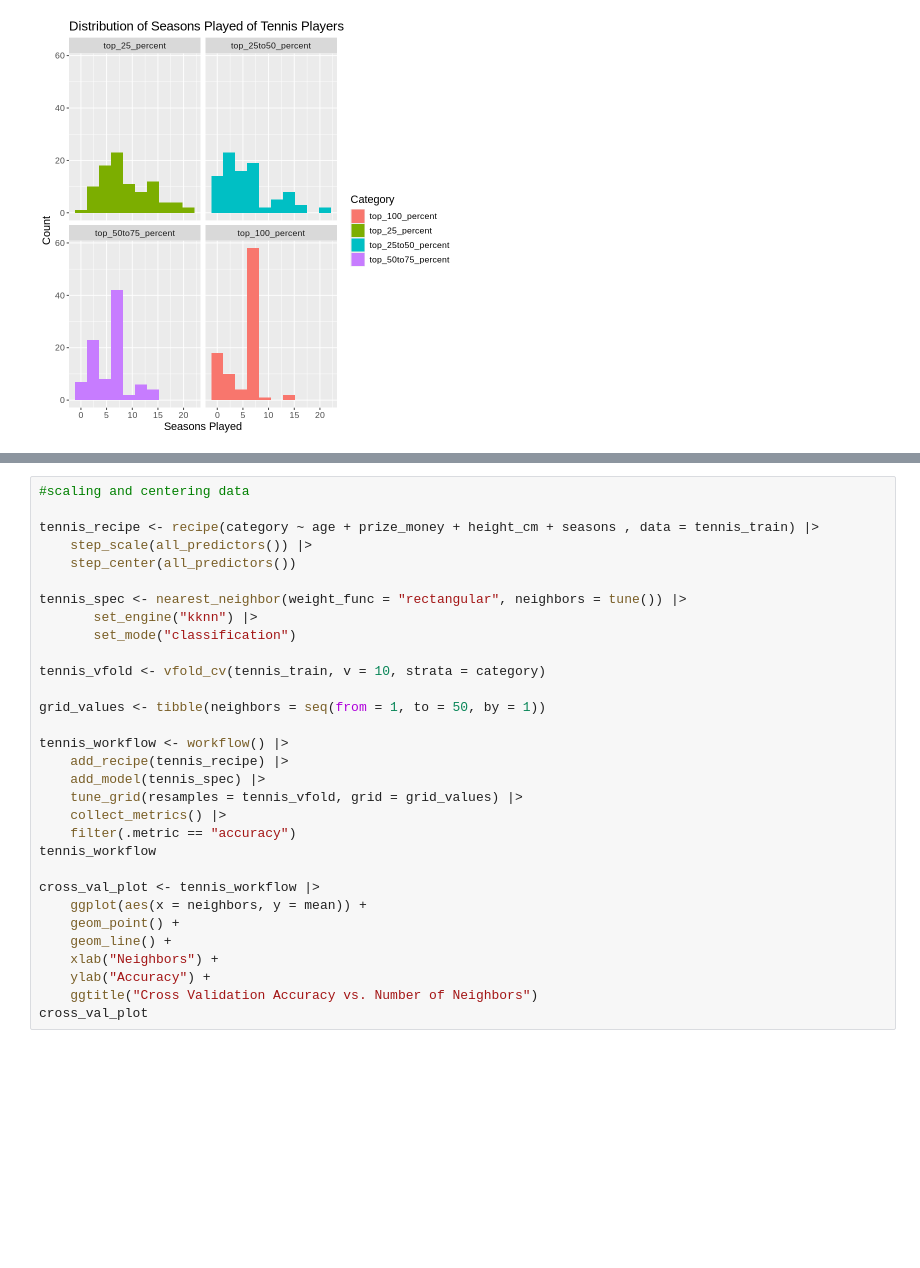
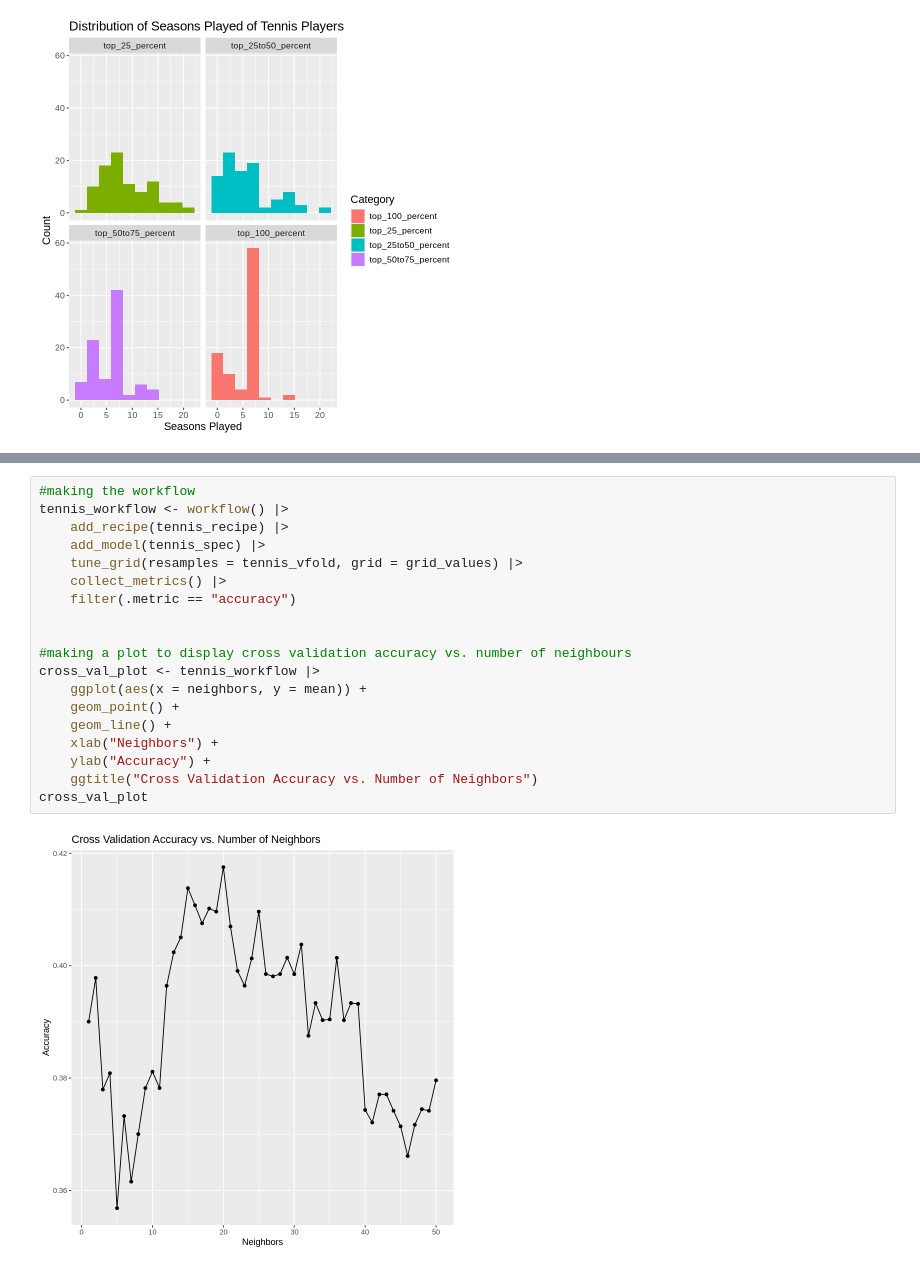
Before and after one commit to sahartoussi/DSCI100-Group-8-Project, a Jupyter notebook: group project.ipynb, the cells around one changed output, grey strips where cells are left out. Cells and saved outputs as stored; diff of their text form; blank space fills up the shorter version.

Commit message:
changed cross-val to up to 50 values

```diff
--- a/group project.ipynb
+++ b/group project.ipynb
@@ -246,31 +262,21 @@ A tibble: 4 × 2
 # %%
-#scaling and centering data
-
-tennis_recipe <- recipe(category ~ age + prize_money + height_cm + seasons , data = tennis_train) |>
-    step_scale(all_predictors()) |>
-    step_center(all_predictors())
-
-tennis_spec <- nearest_neighbor(weight_func = "rectangular", neighbors = tune()) |>
-       set_engine("kknn") |>
-       set_mode("classification")
-
-tennis_vfold <- vfold_cv(tennis_train, v = 10, strata = category)
-
-grid_values <- tibble(neighbors = seq(from = 1, to = 50, by = 1))
-
+#making the workflow
 tennis_workflow <- workflow() |>
     add_recipe(tennis_recipe) |>
     add_model(tennis_spec) |>
     tune_grid(resamples = tennis_vfold, grid = grid_values) |>
     collect_metrics() |>
     filter(.metric == "accuracy")
-tennis_workflow
 
+
+#making a plot to display cross validation accuracy vs. number of neighbours
 cross_val_plot <- tennis_workflow |>
     ggplot(aes(x = neighbors, y = mean)) +
     geom_point() +
     geom_line() +
     xlab("Neighbors") +
     ylab("Accuracy") +
     ggtitle("Cross Validation Accuracy vs. Number of Neighbors")
 cross_val_plot
+# %% [output]
+[figure, added]
```
Also changed, not shown: parts of 2 cells of this notebook.
